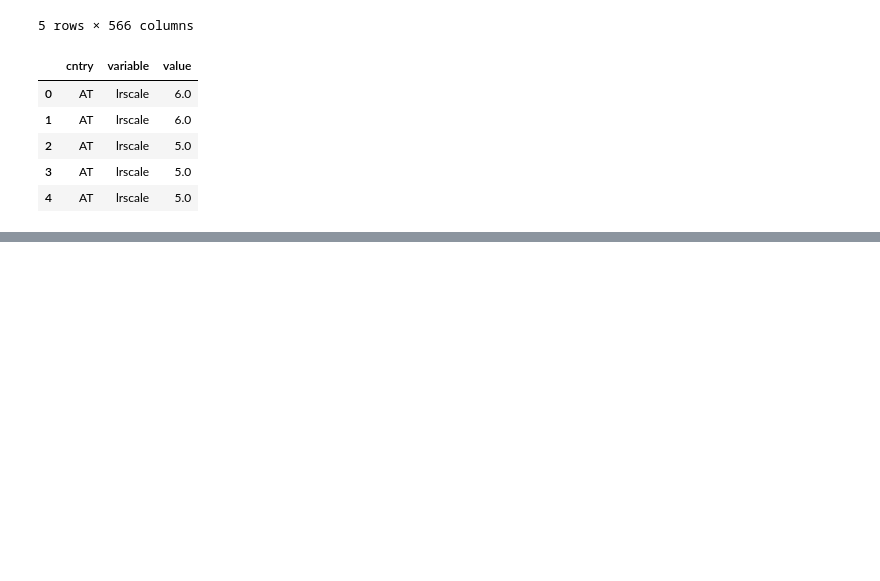
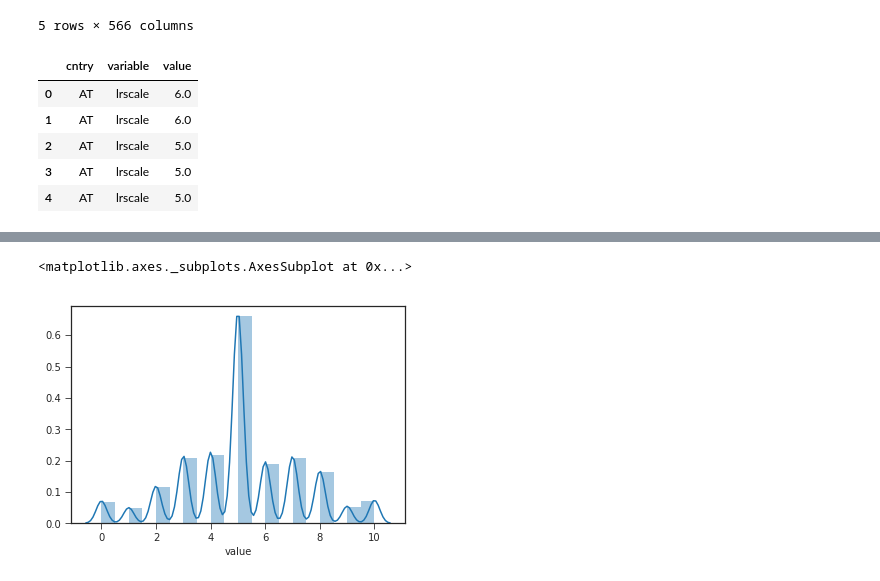
Before and after one commit to marcelovmaciel/Projeto, a Jupyter notebook: data-analysis/01-load_ess.ipynb, the cells around one changed output, grey strips where cells are left out. Drawn from its saved outputs; the diff is of its cells as text; code cells hidden in the pictures; blank space fills up the shorter version.

```diff
--- a/data-analysis/01-load_ess.ipynb
+++ b/data-analysis/01-load_ess.ipynb
@@ -50,3 +50,8 @@ plt.savefig("ess2002plots.pdf",dpi = 200)
 #for i in ideo["cntry"].unique():
 #   ess2002cntry[i] = ideo.loc[ideo["cntry"] == i]
 # display(ideo)
+# %%
+sns.distplot(ideo["value"],bins = 20)
+# %% [output]
+<matplotlib.axes._subplots.AxesSubplot at 0x...>
+[figure, added]
```
Also changed, not shown: parts of 1 cell of this notebook.
